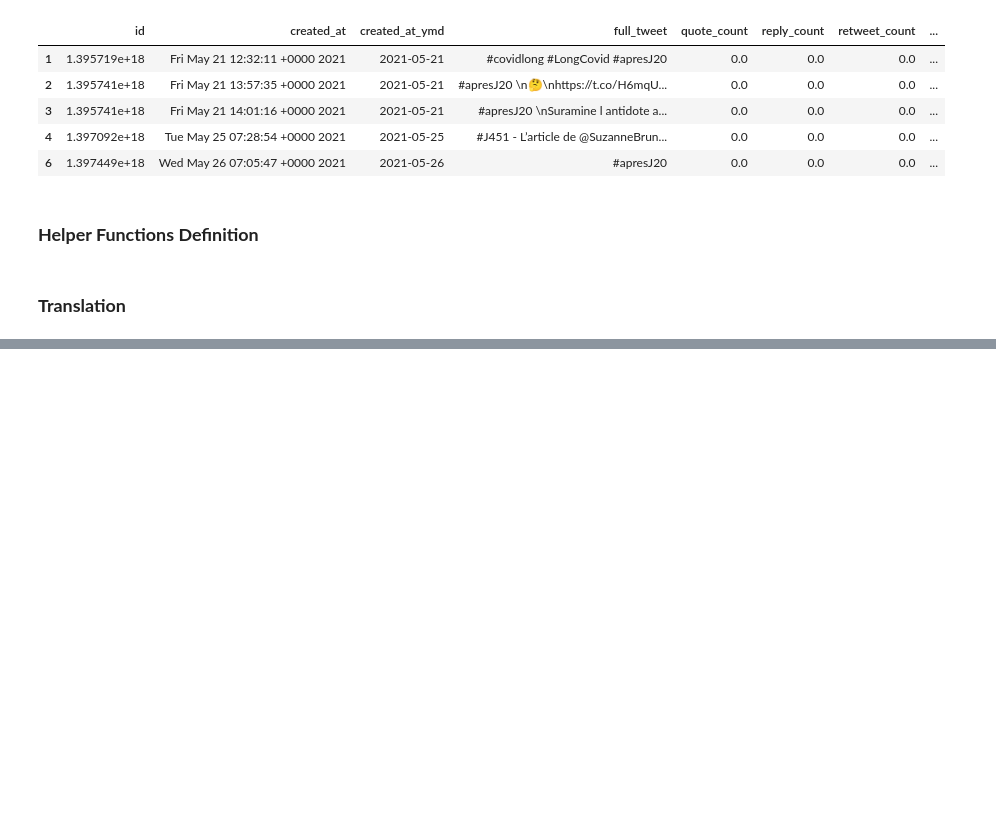
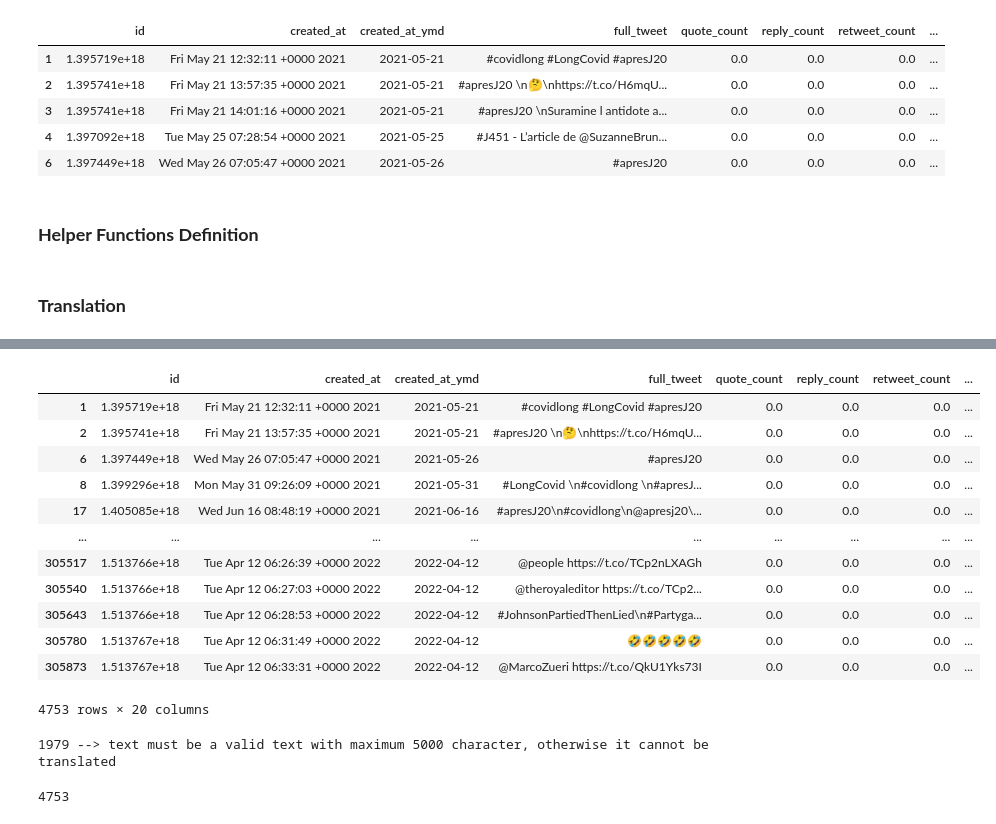
Before and after one commit to HaninAyadi/DOVA_LUX, a Jupyter notebook: notebooks/tweets_translation.ipynb, the cells around one changed output, grey strips where cells are left out. Saved outputs shown, nothing was run; the diff lists cells and outputs as text; code cells hidden in the pictures; blank space fills up the shorter version.

```diff
--- a/notebooks/tweets_translation.ipynb
+++ b/notebooks/tweets_translation.ipynb
@@ -217,0 +88,22 @@ doc_lda = lda_model[corpus]
+# %%
+und_tweets = df[df['lang']=='und']
+# %%
+und_tweets
+# %% [output]
+|  | id | created_at | created_at_ymd | full_tweet | quote_count | reply_count | retweet_count | ... |
+| 1 | 1.395719e+18 | Fri May 21 12:32:11 +0000 2021 | 2021-05-21 | #covidlong #LongCovid #apresJ20 | 0.0 | 0.0 | 0.0 | ... |
+| 2 | 1.395741e+18 | Fri May 21 13:57:35 +0000 2021 | 2021-05-21 | #apresJ20 \n🤔\nhttps://t.co/H6mqU... | 0.0 | 0.0 | 0.0 | ... |
+| 6 | 1.397449e+18 | Wed May 26 07:05:47 +0000 2021 | 2021-05-26 | #apresJ20 | 0.0 | 0.0 | 0.0 | ... |
+| 8 | 1.399296e+18 | Mon May 31 09:26:09 +0000 2021 | 2021-05-31 | #LongCovid \n#covidlong \n#apresJ... | 0.0 | 0.0 | 0.0 | ... |
+| 17 | 1.405085e+18 | Wed Jun 16 08:48:19 +0000 2021 | 2021-06-16 | #apresJ20\n#covidlong\n@apresj20\... | 0.0 | 0.0 | 0.0 | ... |
+| ... | ... | ... | ... | ... | ... | ... | ... | ... |
+| 305517 | 1.513766e+18 | Tue Apr 12 06:26:39 +0000 2022 | 2022-04-12 | @people https://t.co/TCp2nLXAGh | 0.0 | 0.0 | 0.0 | ... |
+| 305540 | 1.513766e+18 | Tue Apr 12 06:27:03 +0000 2022 | 2022-04-12 | @theroyaleditor https://t.co/TCp2... | 0.0 | 0.0 | 0.0 | ... |
+| 305643 | 1.513766e+18 | Tue Apr 12 06:28:53 +0000 2022 | 2022-04-12 | #JohnsonPartiedThenLied\n#Partyga... | 0.0 | 0.0 | 0.0 | ... |
+| 305780 | 1.513767e+18 | Tue Apr 12 06:31:49 +0000 2022 | 2022-04-12 | 🤣🤣🤣🤣🤣 | 0.0 | 0.0 | 0.0 | ... |
+| 305873 | 1.513767e+18 | Tue Apr 12 06:33:31 +0000 2022 | 2022-04-12 | @MarcoZueri https://t.co/QkU1Yks73I | 0.0 | 0.0 | 0.0 | ... |
+4753 rows × 20 columns
+# %%
+translated_und_tweets = translate_tweets(und_tweets['full_tweet'])
+# %% [output]
+1979 --> text must be a valid text with maximum 5000 character, otherwise it cannot be translated
@@ -217,0 +115,4 @@ doc_lda = lda_model[corpus]
+# %%
+len(translated_und_tweets)
+# %% [output]
+4753
```
Also changed, not shown: parts of 63 cells of this notebook, 7 other files.
